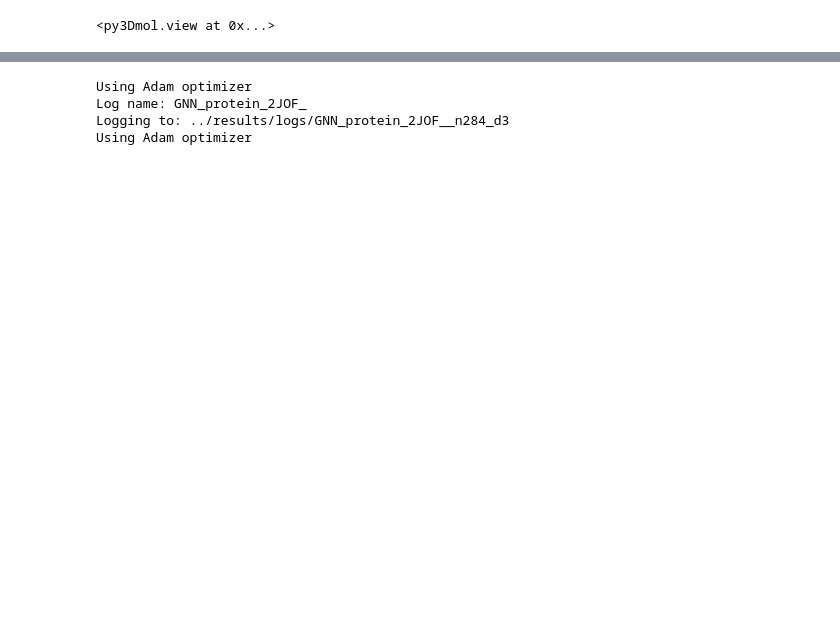
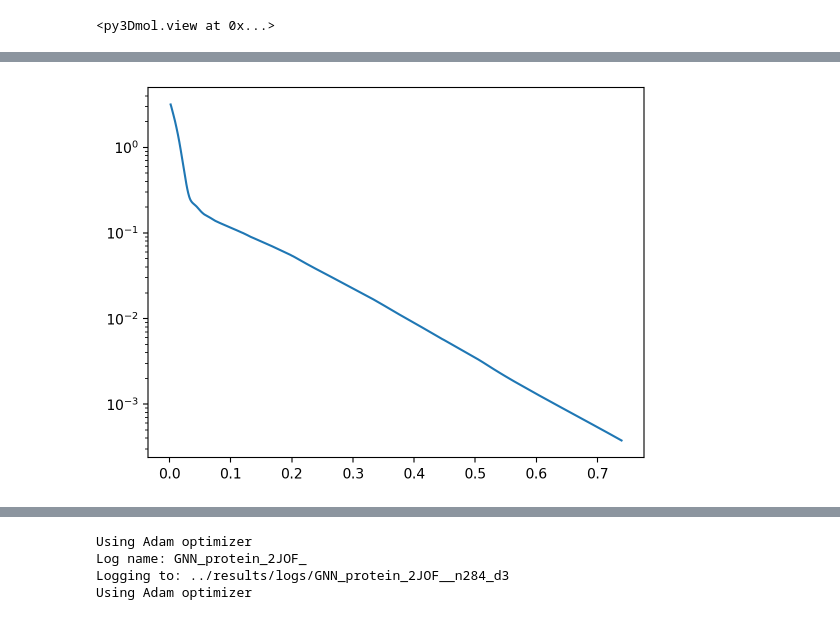
Before and after one commit to nimadehmamy/coarse_graining_reparam, a Jupyter notebook: experiments/Protein-fold2.ipynb, the cells around one changed output, grey strips where cells are left out. Saved outputs shown, nothing was run; the diff lists cells and outputs as text; code cells hidden in the pictures; blank space fills up the shorter version.

```diff
--- a/experiments/Protein-fold2.ipynb
+++ b/experiments/Protein-fold2.ipynb
@@ -524,0 +922,6 @@ tensor([[ 2.1464e+00,  6.5930e-01, -4.0770e-01],
+# %%
+# plot fit history loss vs time
+plt.plot((gnn_reparam._fit_history['time']), gnn_reparam._fit_history['loss'])
+plt.yscale('log')
+# %% [output]
+[figure, added]
```
Also changed, not shown: parts of 42 cells of this notebook, 6 other files.
